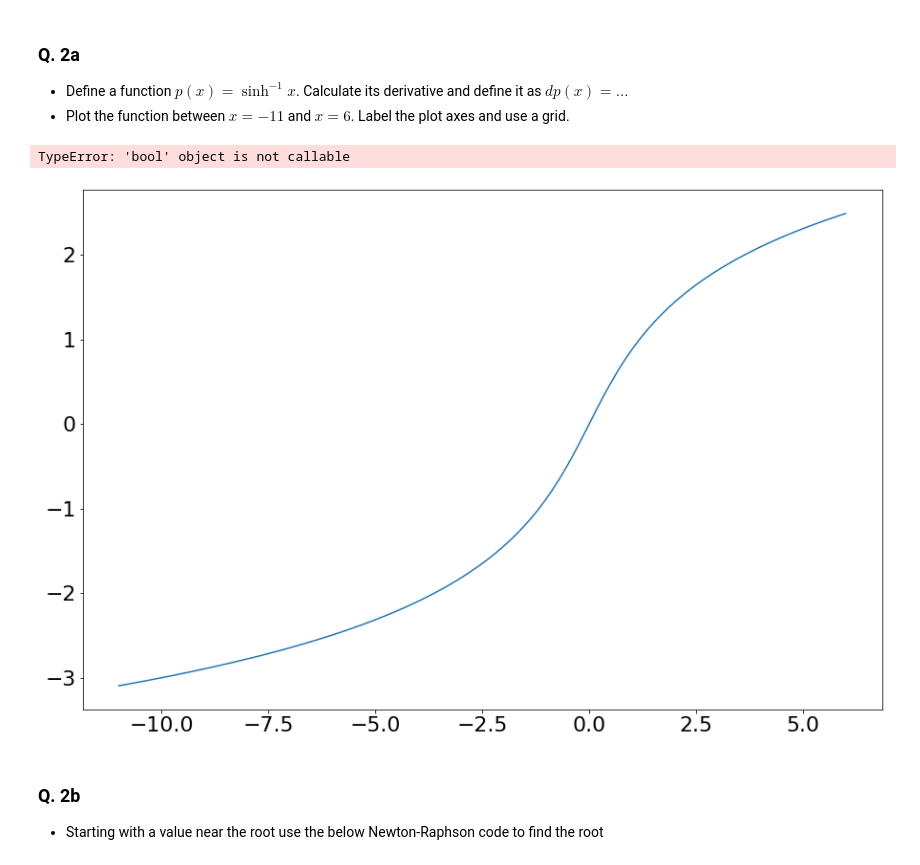
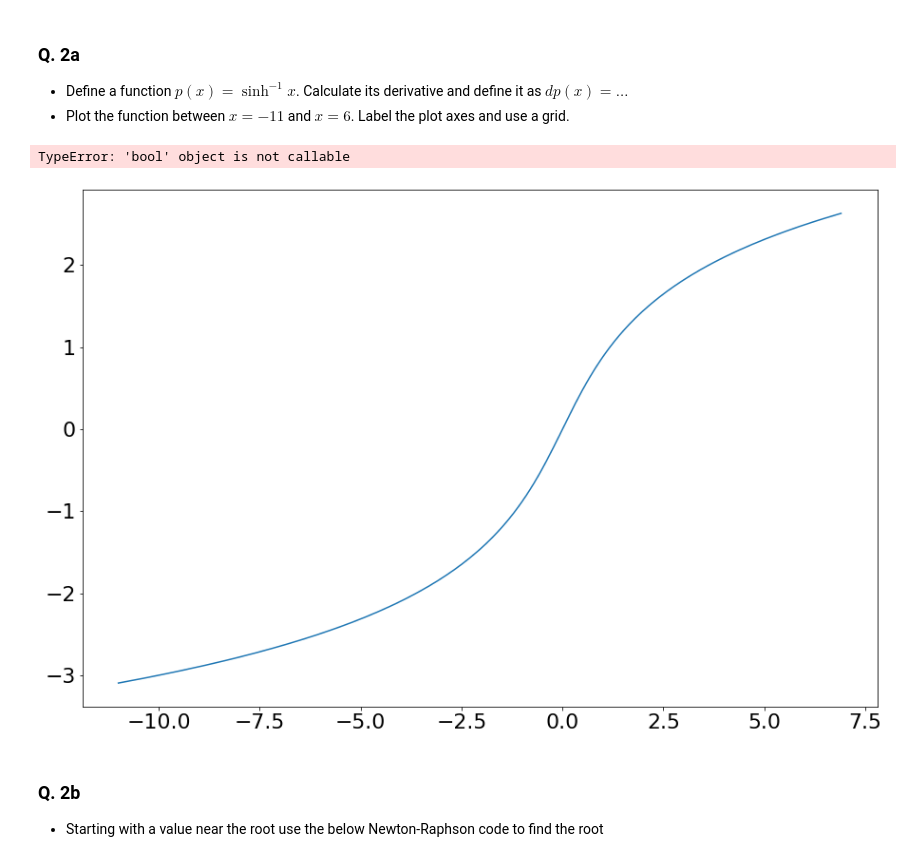
Before and after one commit to ConnorMcGoldrick/ACM20030-Assignments, a Jupyter notebook: Assignment-2.ipynb, the cells around one changed output. Cells and saved outputs as stored; diff of their text form; code cells hidden in the pictures.

```diff
--- a/Assignment-2.ipynb
+++ b/Assignment-2.ipynb
@@ -33,7 +33,7 @@ import matplotlib.pyplot as plt
 def f(x):
     return x**5 +12*x**4 -15*x**3 -386*x**2 -180*x +1800
 
-x = np.linspace(-11, 6, 100, endpoint = True)
+x = np.arange(-11, 7, 0.1)  # use 7 to use the last point
 p = f(x)
 plt.plot(x, p)
 plt.grid = True
@@ -123,20 +123,20 @@ None
 # %%
 def p(x):
     return np.arcsinh(x)
 
 def dp(x):
     return 1/np.sqrt(1+x**2)
 
-x = np.linspace(-11, 6, 100, endpoint = True)
+x = np.arange(-11, 7, 0.1)   # use 7 to use the last point
 plt.plot(x, p(x))
 plt.grid(True)
 plt.ylabel('p(x)')
 plt.xlabel('x')
 
 #Unsure why I am unable to get a grid or axes in any of the questions
 # %% [output]
 TypeError: 'bool' object is not callable
-[figure, old version]
+[figure, new version]
 # %% [markdown]
 ### Q. 2b
  - Starting with a value near the root use the below Newton-Raphson code to find the root
```
Also changed, not shown: parts of 11 cells of this notebook.
